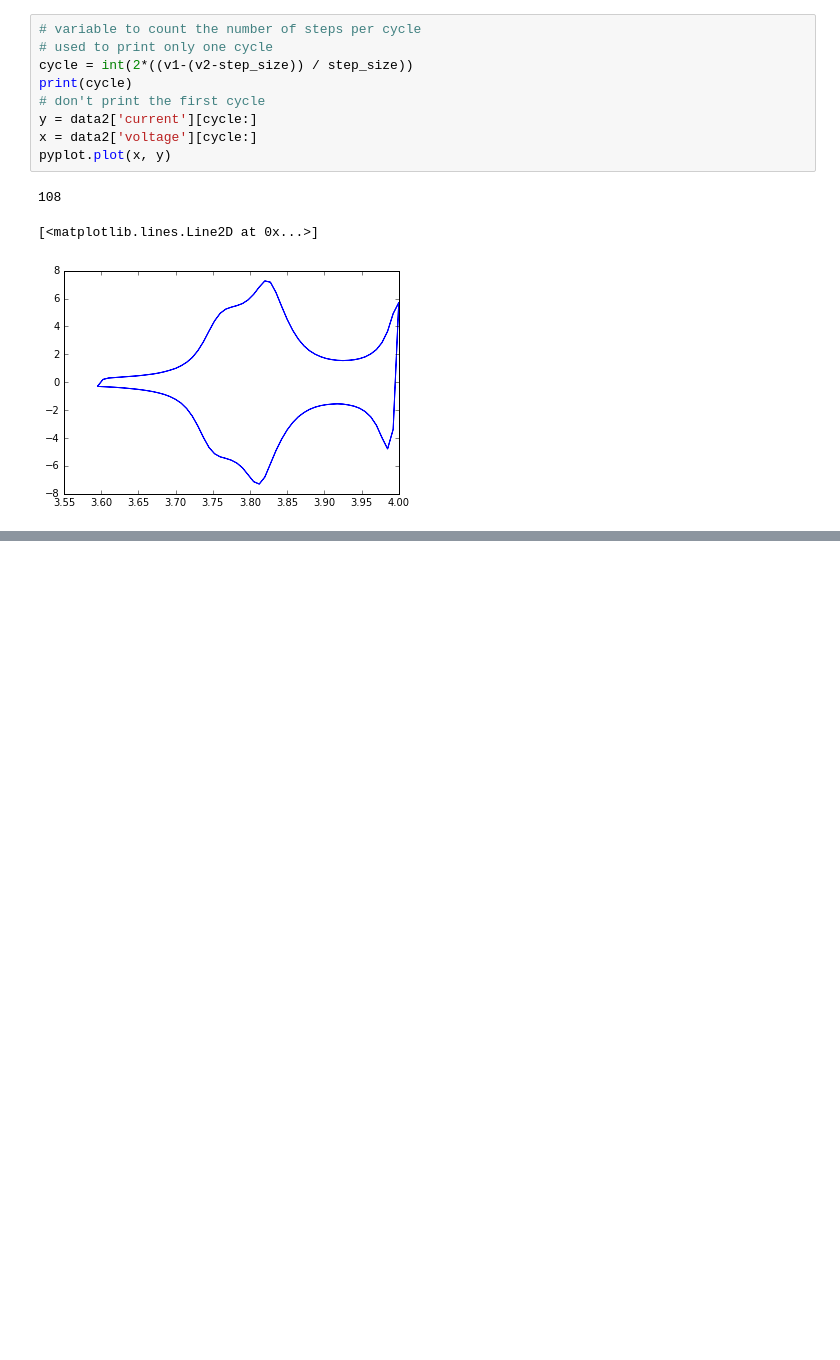
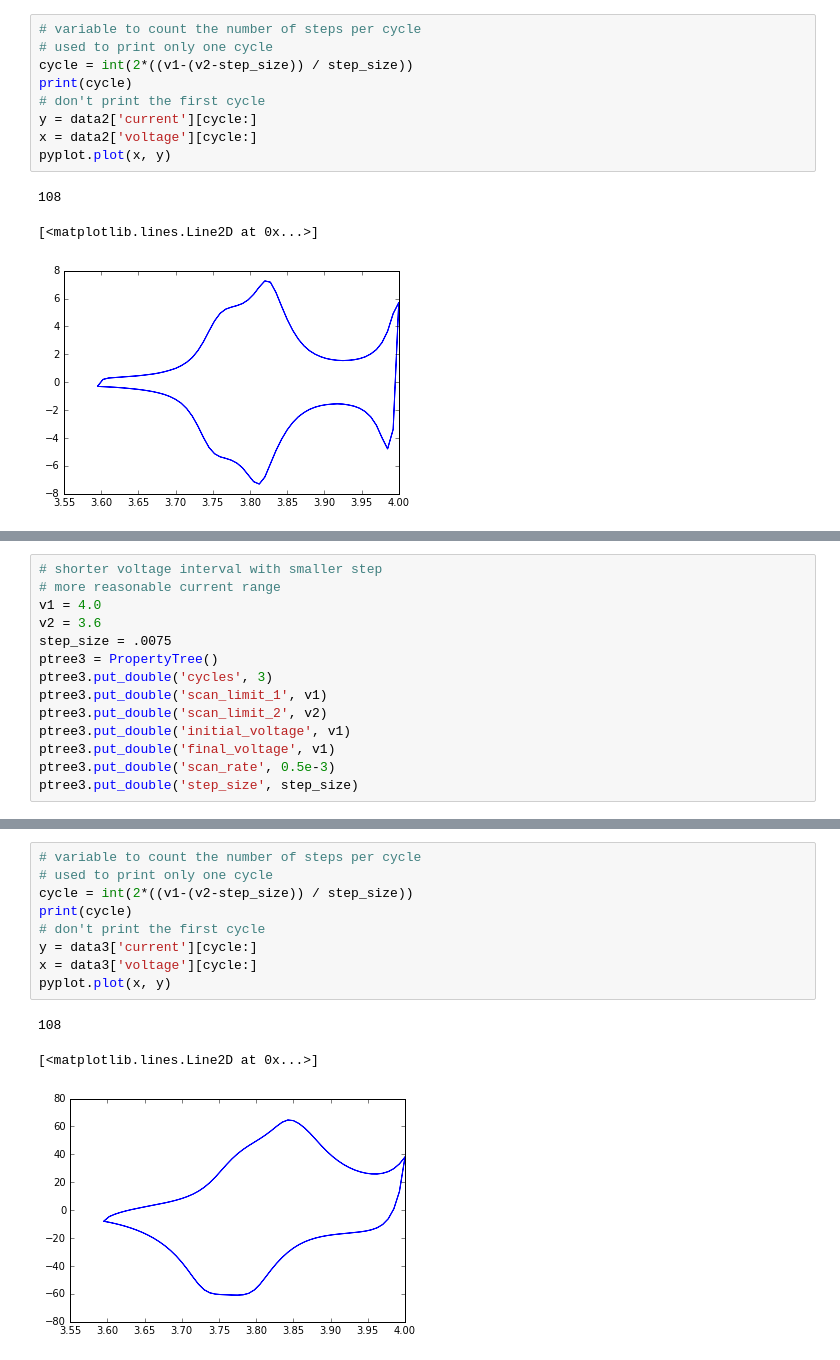
Before and after one commit to iSchomer/Dualfoil_Storage_Device, a Jupyter notebook: output_visuals/pycap_cyclic_voltammetry.ipynb, the cells around one changed output, grey strips where cells are left out. Cells and saved outputs as stored; diff of their text form; blank space fills up the shorter version.

```diff
--- a/output_visuals/pycap_cyclic_voltammetry.ipynb
+++ b/output_visuals/pycap_cyclic_voltammetry.ipynb
@@ -109,0 +113,14 @@ pyplot.plot(x, y)
+# %%
+# shorter voltage interval with smaller step
+# more reasonable current range
+v1 = 4.0
+v2 = 3.6
+step_size = .0075
+ptree3 = PropertyTree()
+ptree3.put_double('cycles', 3)
+ptree3.put_double('scan_limit_1', v1)
+ptree3.put_double('scan_limit_2', v2)
+ptree3.put_double('initial_voltage', v1)
+ptree3.put_double('final_voltage', v1)
+ptree3.put_double('scan_rate', 0.5e-3)
+ptree3.put_double('step_size', step_size)
@@ -109,0 +143,13 @@ pyplot.plot(x, y)
+# %%
+# variable to count the number of steps per cycle
+# used to print only one cycle
+cycle = int(2*((v1-(v2-step_size)) / step_size))
+print(cycle)
+# don't print the first cycle
+y = data3['current'][cycle:]
+x = data3['voltage'][cycle:]
+pyplot.plot(x, y)
+# %% [output]
+108
+[<matplotlib.lines.Line2D at 0x...>]
+[figure, added]
```
Also changed, not shown: parts of 4 cells of this notebook.
